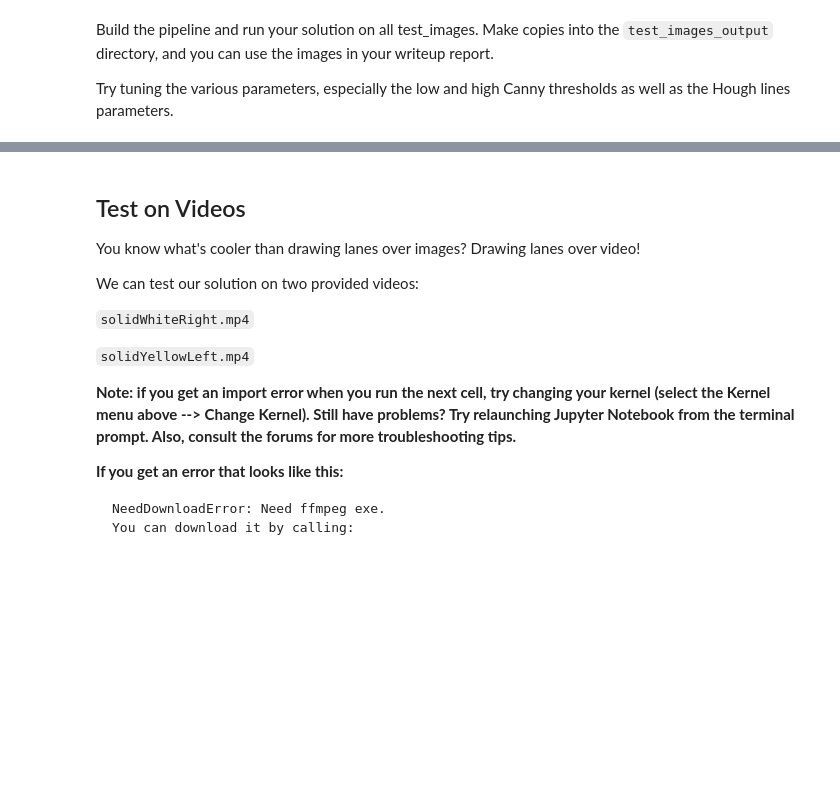
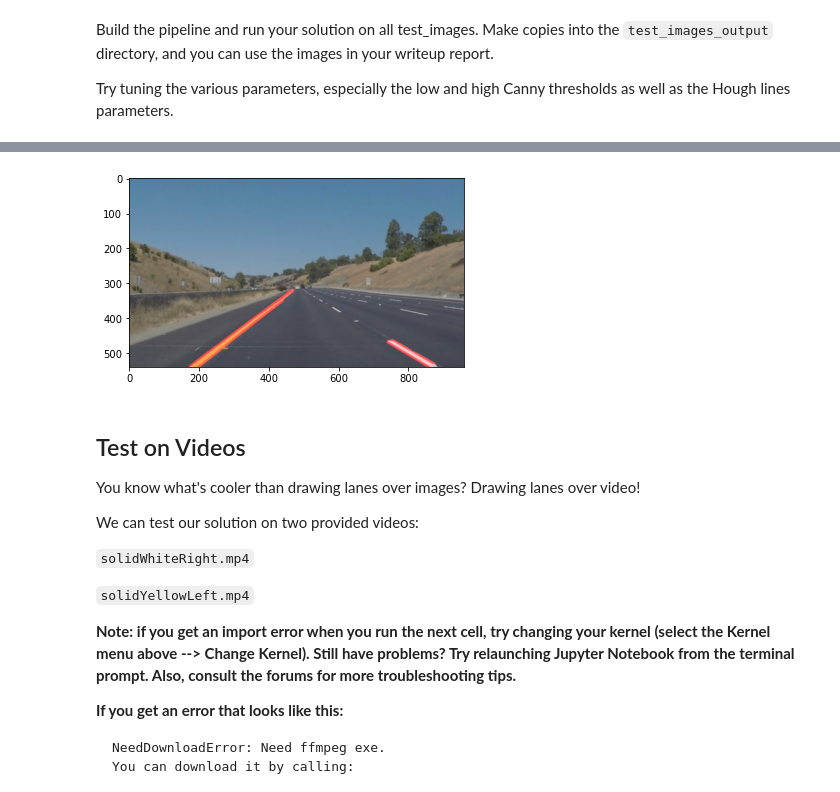
Before and after one commit to FelipeZerokun/SDCE-01-Finding-Lane-Lines, a Jupyter notebook: Computer_Vision_Project/P1.ipynb, the cells around one changed output, grey strips where cells are left out. Cells and saved outputs as stored; diff of their text form; code cells hidden in the pictures; blank space fills up the shorter version.

```diff
--- a/Computer_Vision_Project/P1.ipynb
+++ b/Computer_Vision_Project/P1.ipynb
@@ -426,3 +311,41 @@ plt.show()
+# %%
+################################################################################
+########### Testing the Lane detection function for Broken lines ###############
+################################################################################
+
+image1 = mpimg.imread('test_images/solidWhiteCurve.jpg')
+plt.imshow(image1)
+image1_broken_lines = lane_detection(image1, 0)
+mpimg.imsave("test_images/solidWhiteCurve_raw.png", image1_broken_lines)
+
+image2 = mpimg.imread('test_images/solidWhiteRight.jpg')
+plt.imshow(image2)
+image2_broken_lines = lane_detection(image2, 0)
+mpimg.imsave("test_images/solidWhiteRight_raw.png", image2_broken_lines)
+
+image3 = mpimg.imread('test_images/solidYellowCurve.jpg')
+plt.imshow(image3)
+image3_broken_lines = lane_detection(image3, 0)
+mpimg.imsave("test_images/solidYellowCurve_raw.png", image3_broken_lines)
+
+image4 = mpimg.imread('test_images/solidYellowCurve2.jpg')
+plt.imshow(image4)
+image4_broken_lines = lane_detection(image4, 0)
+mpimg.imsave("test_images/solidYellowCurve2_raw.png", image4_broken_lines)
+
+
+image5 = mpimg.imread('test_images/solidYellowLeft.jpg')
+plt.imshow(image5)
+image5_broken_lines = lane_detection(image5, 0)
+mpimg.imsave("test_images/solidYellowLeft_raw.png", image5_broken_lines)
+
+
+image6 = mpimg.imread('test_images/whiteCarLaneSwitch.jpg')
+plt.imshow(image6)
+image6_broken_lines = lane_detection(image6, 0)
+mpimg.imsave("test_images/whiteCarLaneSwitch_raw.png", image6_broken_lines)
+# %% [output]
+[figure, added]
 # %% [markdown]
 ## Test on Videos
 
```
Also changed, not shown: parts of 13 cells of this notebook, 19 other files.
